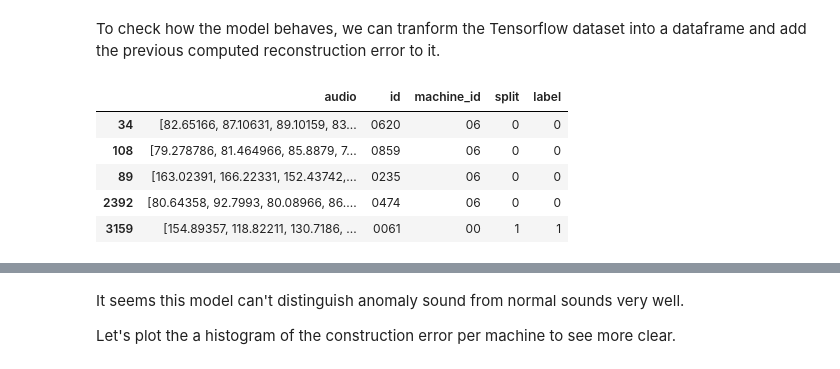
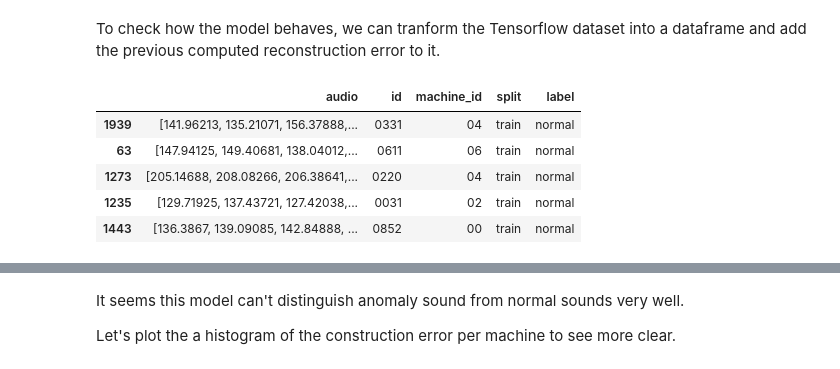
Before and after one commit to xiaoxi-david/malfunctioning-machines, a Jupyter notebook: development/jupyter/notebooks/7-AE-model.ipynb, the cells around one changed output, grey strips where cells are left out. Drawn from its saved outputs; the diff is of its cells as text; code cells hidden in the pictures.

```diff
--- a/development/jupyter/notebooks/7-AE-model.ipynb
+++ b/development/jupyter/notebooks/7-AE-model.ipynb
@@ -230,38 +242,41 @@ To check how the model behaves, we can tranform the Tensorflow dataset into a da
 audios_df = tfds.as_dataframe(audios, info)
 
 # Convert byte-type texts to string-type texts
 for col in audios_df:
     if isinstance(audios_df[col][0], bytes):
         audios_df[col] = audios_df[col].str.decode("utf8")
 
 dct_columns = {
     "audio/id": "id",
     "audio/machine": "machine_id",
     "audio/split": "split",
 }
 
 # Convert object-type columns to a more convenient data type
 dct_types = {
     "id": "string",
     "machine_id": "category",
     "split": "category",
     "label": "category",
 }
 
 audios_df = (
     audios_df
     .rename(columns=dct_columns)
     .astype(dct_types)
 )
 
+audios_df["split"] = audios_df["split"].cat.rename_categories({0: "train", 1: "test"})
+audios_df["label"] = audios_df["label"].cat.rename_categories({0: "normal", 1: "anomaly"})
+
 audios_df.sample(5)
 # %% [output]
 |  | audio | id | machine_id | split | label |
-| 34 | [82.65166, 87.10631, 89.10159, 83... | 0620 | 06 | 0 | 0 |
-| 108 | [79.278786, 81.464966, 85.8879, 7... | 0859 | 06 | 0 | 0 |
-| 89 | [163.02391, 166.22331, 152.43742,... | 0235 | 06 | 0 | 0 |
-| 2392 | [80.64358, 92.7993, 80.08966, 86.... | 0474 | 06 | 0 | 0 |
-| 3159 | [154.89357, 118.82211, 130.7186, ... | 0061 | 00 | 1 | 1 |
+| 1939 | [141.96213, 135.21071, 156.37888,... | 0331 | 04 | train | normal |
+| 63 | [147.94125, 149.40681, 138.04012,... | 0611 | 06 | train | normal |
+| 1273 | [205.14688, 208.08266, 206.38641,... | 0220 | 04 | train | normal |
+| 1235 | [129.71925, 137.43721, 127.42038,... | 0031 | 02 | train | normal |
+| 1443 | [136.3867, 139.09085, 142.84888, ... | 0852 | 00 | train | normal |
 # %%
 audios_df["error"] = error_lst
 # %%
```
Also changed, not shown: parts of 27 cells of this notebook, 6 other files.
